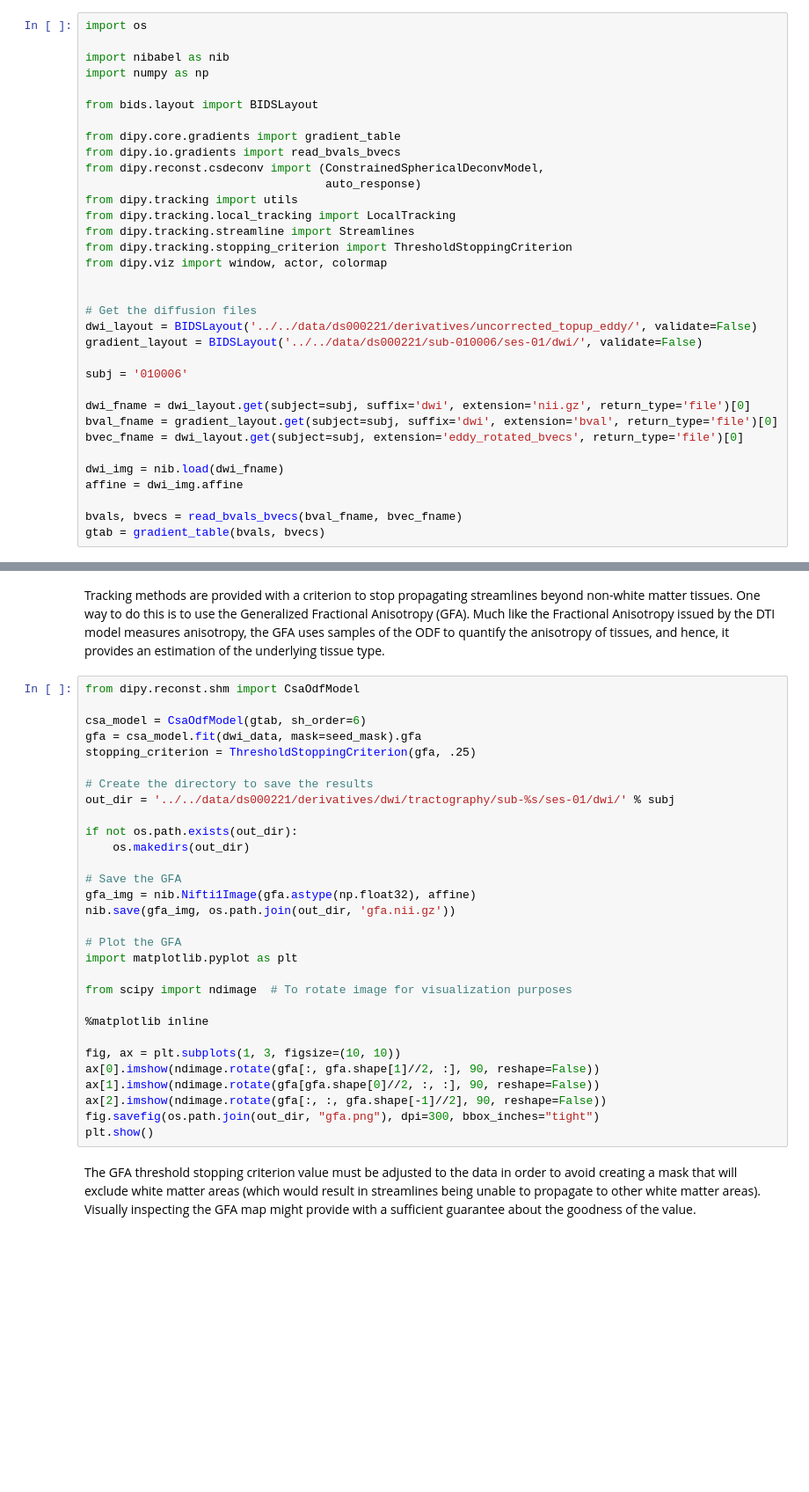
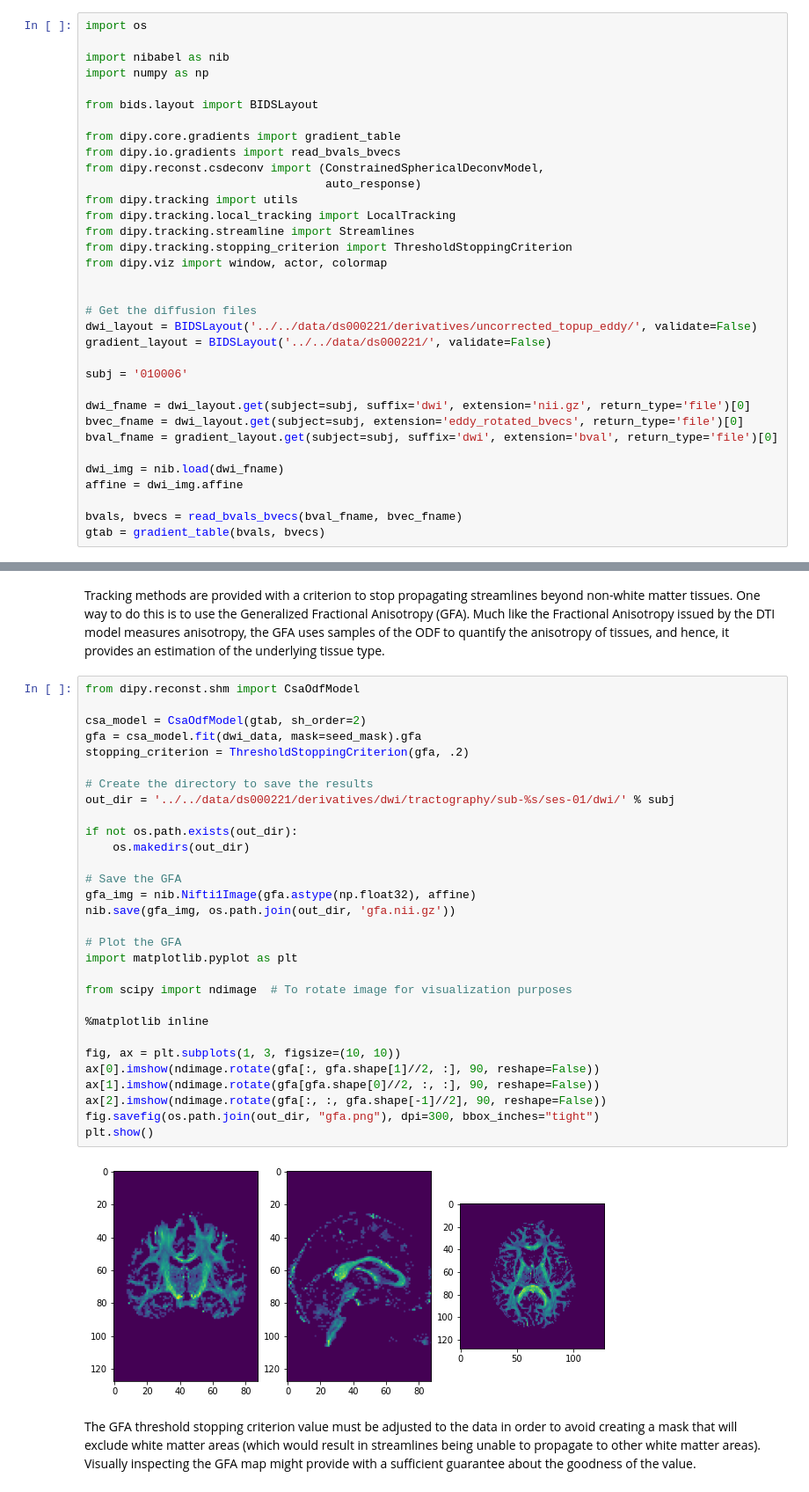
Before and after one commit to carpentries-incubator/SDC-BIDS-dMRI, a Jupyter notebook: code/probabilistic_tractography/probabilistic_tractography.ipynb, the cells around one changed output, grey strips where cells are left out. Shown at 88% size. Cells and saved outputs as stored; diff of their text form; blank space fills up the shorter version.

Commit message:
update prob tract episode with lmax=2, gfa thresh=.2

```diff
--- a/code/probabilistic_tractography/probabilistic_tractography.ipynb
+++ b/code/probabilistic_tractography/probabilistic_tractography.ipynb
@@ -48,13 +48,13 @@ from dipy.viz import window, actor, colormap
 
 # Get the diffusion files
 dwi_layout = BIDSLayout('../../data/ds000221/derivatives/uncorrected_topup_eddy/', validate=False)
-gradient_layout = BIDSLayout('../../data/ds000221/sub-010006/ses-01/dwi/', validate=False)
+gradient_layout = BIDSLayout('../../data/ds000221/', validate=False)
 
 subj = '010006'
 
 dwi_fname = dwi_layout.get(subject=subj, suffix='dwi', extension='nii.gz', return_type='file')[0]
+bvec_fname = dwi_layout.get(subject=subj, extension='eddy_rotated_bvecs', return_type='file')[0]
 bval_fname = gradient_layout.get(subject=subj, suffix='dwi', extension='bval', return_type='file')[0]
-bvec_fname = dwi_layout.get(subject=subj, extension='eddy_rotated_bvecs', return_type='file')[0]
 
 dwi_img = nib.load(dwi_fname)
 affine = dwi_img.affine
@@ -104,33 +111,35 @@ tissue type.
 # %%
 from dipy.reconst.shm import CsaOdfModel
 
-csa_model = CsaOdfModel(gtab, sh_order=6)
+csa_model = CsaOdfModel(gtab, sh_order=2)
 gfa = csa_model.fit(dwi_data, mask=seed_mask).gfa
-stopping_criterion = ThresholdStoppingCriterion(gfa, .25)
+stopping_criterion = ThresholdStoppingCriterion(gfa, .2)
 
 # Create the directory to save the results
 out_dir = '../../data/ds000221/derivatives/dwi/tractography/sub-%s/ses-01/dwi/' % subj
 
 if not os.path.exists(out_dir):
     os.makedirs(out_dir)
 
 # Save the GFA
 gfa_img = nib.Nifti1Image(gfa.astype(np.float32), affine)
 nib.save(gfa_img, os.path.join(out_dir, 'gfa.nii.gz'))
 
 # Plot the GFA
 import matplotlib.pyplot as plt
 
 from scipy import ndimage  # To rotate image for visualization purposes
 
 %matplotlib inline
 
 fig, ax = plt.subplots(1, 3, figsize=(10, 10))
 ax[0].imshow(ndimage.rotate(gfa[:, gfa.shape[1]//2, :], 90, reshape=False))
 ax[1].imshow(ndimage.rotate(gfa[gfa.shape[0]//2, :, :], 90, reshape=False))
 ax[2].imshow(ndimage.rotate(gfa[:, :, gfa.shape[-1]//2], 90, reshape=False))
 fig.savefig(os.path.join(out_dir, "gfa.png"), dpi=300, bbox_inches="tight")
 plt.show()
+# %% [output]
+[figure, added]
 # %% [markdown]
 The GFA threshold stopping criterion value must be adjusted to the data in
 order to avoid creating a mask that will exclude white matter areas (which
```
Also changed, not shown: parts of 3 cells of this notebook, 5 other files.
